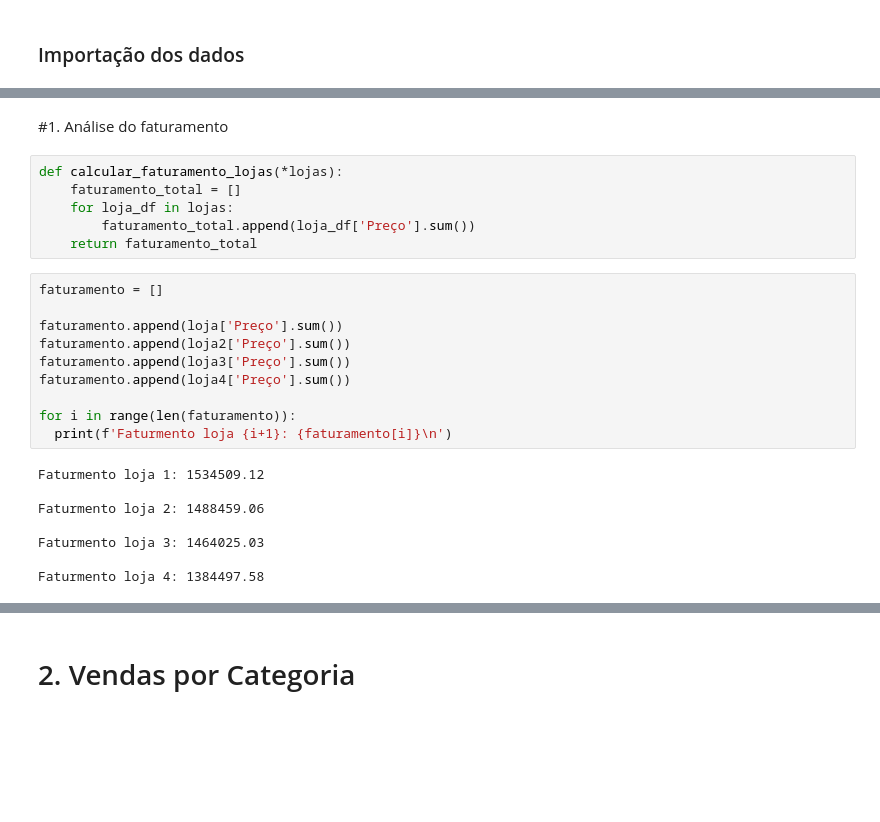
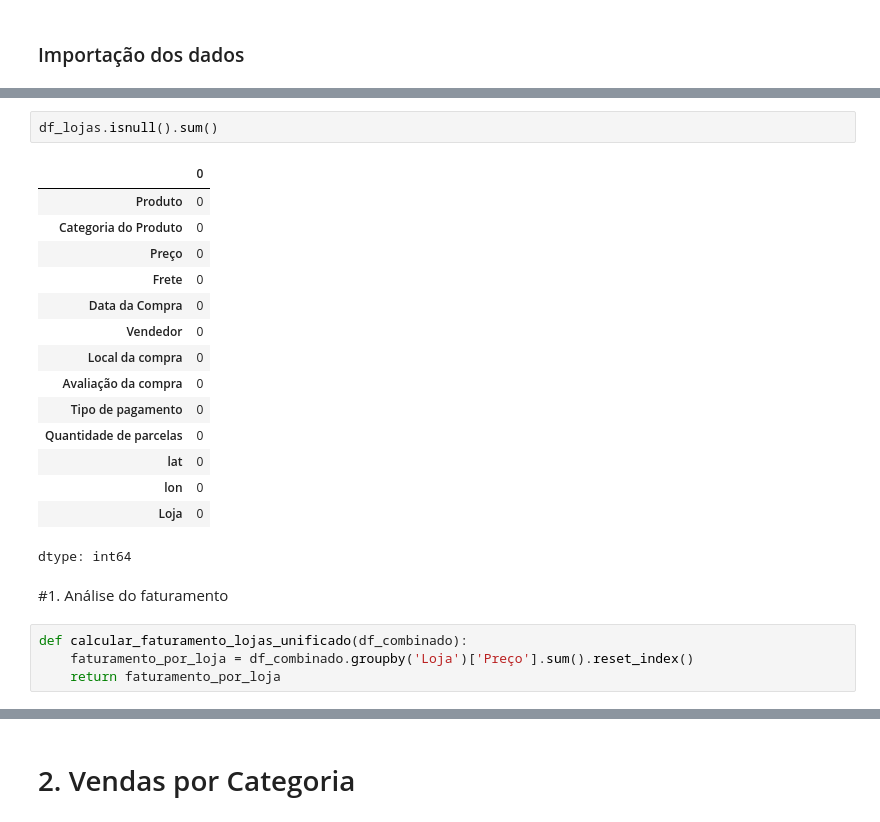
Before and after one commit to givasSI/Desafio-AluraStore, a Jupyter notebook: AluraStoreBrasil.ipynb, the cells around one changed output, grey strips where cells are left out. Cells and saved outputs as stored; diff of their text form; blank space fills up the shorter version.

```diff
--- a/AluraStoreBrasil.ipynb
+++ b/AluraStoreBrasil.ipynb
@@ -96,26 +64,24 @@ dtype: int64
+# %%
+df_lojas.isnull().sum()
+# %% [output]
+|  | 0 |
+| Produto | 0 |
+| Categoria do Produto | 0 |
+| Preço | 0 |
+| Frete | 0 |
+| Data da Compra | 0 |
+| Vendedor | 0 |
+| Local da compra | 0 |
+| Avaliação da compra | 0 |
+| Tipo de pagamento | 0 |
+| Quantidade de parcelas | 0 |
+| lat | 0 |
+| lon | 0 |
+| Loja | 0 |
+dtype: int64
 # %% [markdown]
 #1. Análise do faturamento
-# %%
-def calcular_faturamento_lojas(*lojas):
-    faturamento_total = []
-    for loja_df in lojas:
-        faturamento_total.append(loja_df['Preço'].sum())
-    return faturamento_total
-# %%
-faturamento = []
-
-faturamento.append(loja['Preço'].sum())
-faturamento.append(loja2['Preço'].sum())
-faturamento.append(loja3['Preço'].sum())
-faturamento.append(loja4['Preço'].sum())
-
-for i in range(len(faturamento)):
-  print(f'Faturmento loja {i+1}: {faturamento[i]}\n')
-# %% [output]
-Faturmento loja 1: 1534509.12
-
-Faturmento loja 2: 1488459.06
-
-Faturmento loja 3: 1464025.03
-
-Faturmento loja 4: 1384497.58
+# %%
+def calcular_faturamento_lojas_unificado(df_combinado):
+    faturamento_por_loja = df_combinado.groupby('Loja')['Preço'].sum().reset_index()
+    return faturamento_por_loja
```
Also changed, not shown: parts of 33 cells of this notebook.
